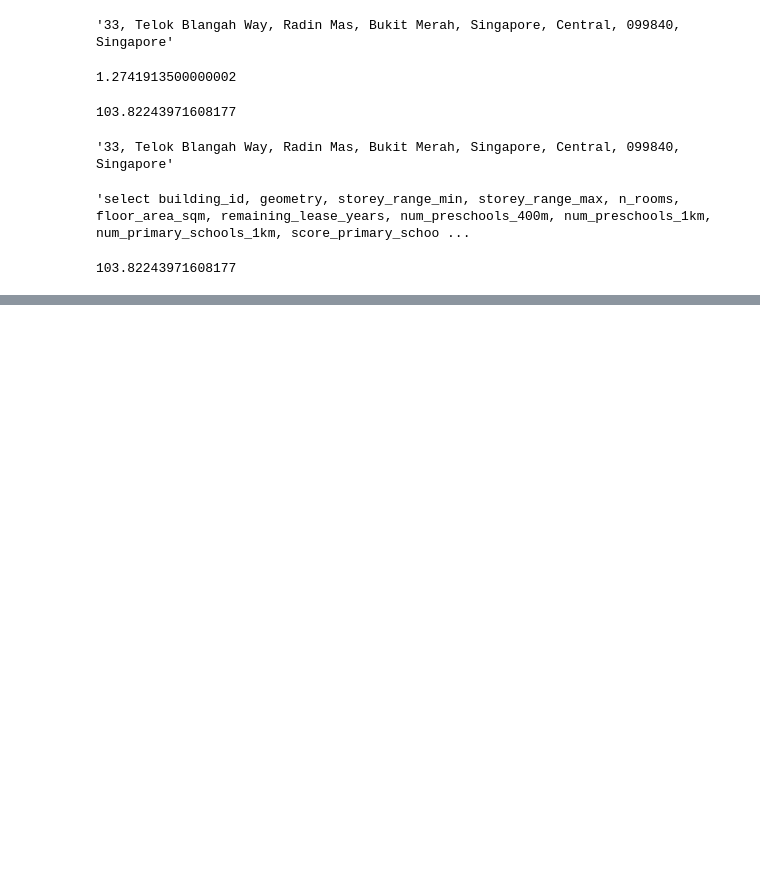
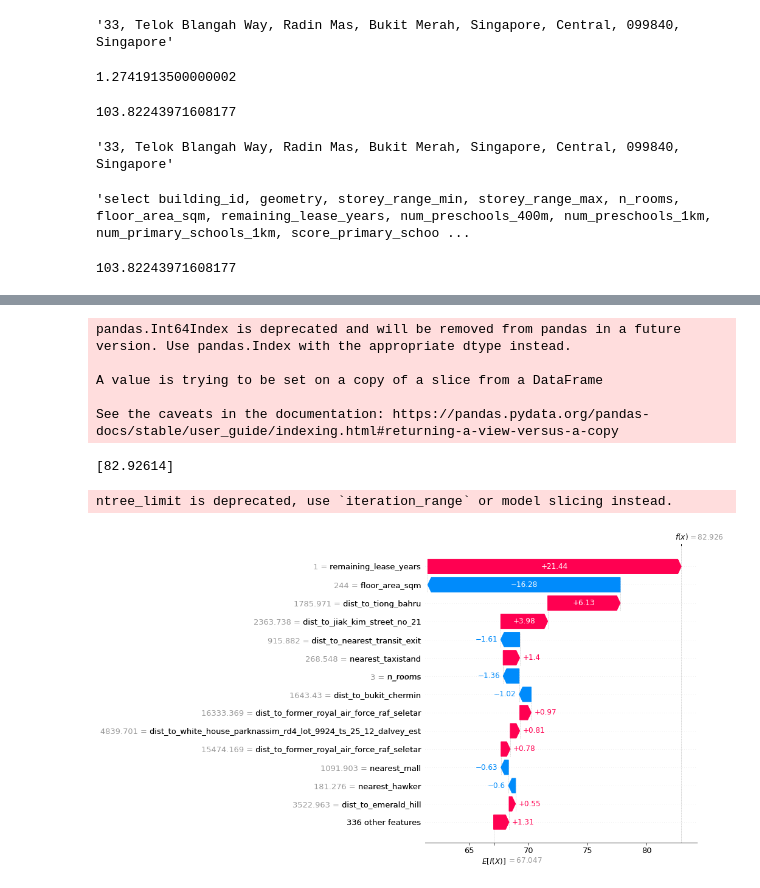
Before and after one commit to mcmanus-git/Singapore-HDB, a Jupyter notebook: michael/EDA/Get Coords from Address String Test.ipynb, the cells around one changed output, grey strips where cells are left out. Drawn from its saved outputs; the diff is of its cells as text; code cells hidden in the pictures; blank space fills up the shorter version.

```diff
--- a/michael/EDA/Get Coords from Address String Test.ipynb
+++ b/michael/EDA/Get Coords from Address String Test.ipynb
@@ -524,0 +1268,52 @@ url.split("?")[1].split("%")
+# %%
+def predict_price(model_loc, object_id_loc, prediction_df):
+    # load model from file
+    model = pickle.load(open(model_loc, "rb"))
+
+    # predict values
+    prediction = model.predict(prediction_df)
+    print(prediction)
+
+    # update dataframe columns names for printing in SHAP
+
+    # dictionary created from database conservation areas
+    object_id_dict = pickle.load(open(object_id_loc,'rb'))
+
+    # get the current columns
+    columns = prediction_df.columns.tolist()
+    columns = [x for x in columns if x.startswith('dist_to_con_area_id_')]
+
+    # get con_area_id which maps to objectid
+    idxs = [int(re.findall(r'\d+',x)[0]) for x in columns]
+
+    columns_to_display = {}
+
+    # get a dictionary of the columns to display and update dataframe
+    for id, col_name in zip(idxs,columns):
+        columns_to_display[col_name] = 'dist_to_'+object_id_dict[id]
+    prediction_df.rename(columns=columns_to_display,inplace=True)
+
+    # get SHAP waterfall
+    plt.clf()
+    explainer = shap.TreeExplainer(model)
+    shap_values = explainer(prediction_df)
+    fig = shap.plots.waterfall(shap_values[0],max_display=15,show=False)
+
+    # plt.savefig('prediction.png',bbox_inches='tight',transparent=True,dpi=500)
+
+    return prediction, fig
+# %%
+# path = "../stuart/jar2/model_xgb.pickle.dat"
+# X_val = pd.read_pickle('../stuart/jar2/X_val.pkl')
+objec_id_loc = "../../stuart/jar2/object_id_dict.pickle"
+path = "../../stuart/jar2/model_xgb.pickle.dat"
+a,b = predict_price(path, objec_id_loc, df_predict)
+# %% [output]
+pandas.Int64Index is deprecated and will be removed from pandas in a future version. Use pandas.Index with the appropriate dtype instead.
+
+A value is trying to be set on a copy of a slice from a DataFrame
+
+See the caveats in the documentation: https://pandas.pydata.org/pandas-docs/stable/user_guide/indexing.html#returning-a-view-versus-a-copy
+[82.92614]
+ntree_limit is deprecated, use `iteration_range` or model slicing instead.
+[figure, added]
```
Also changed, not shown: parts of 30 cells of this notebook, 6 other files.
